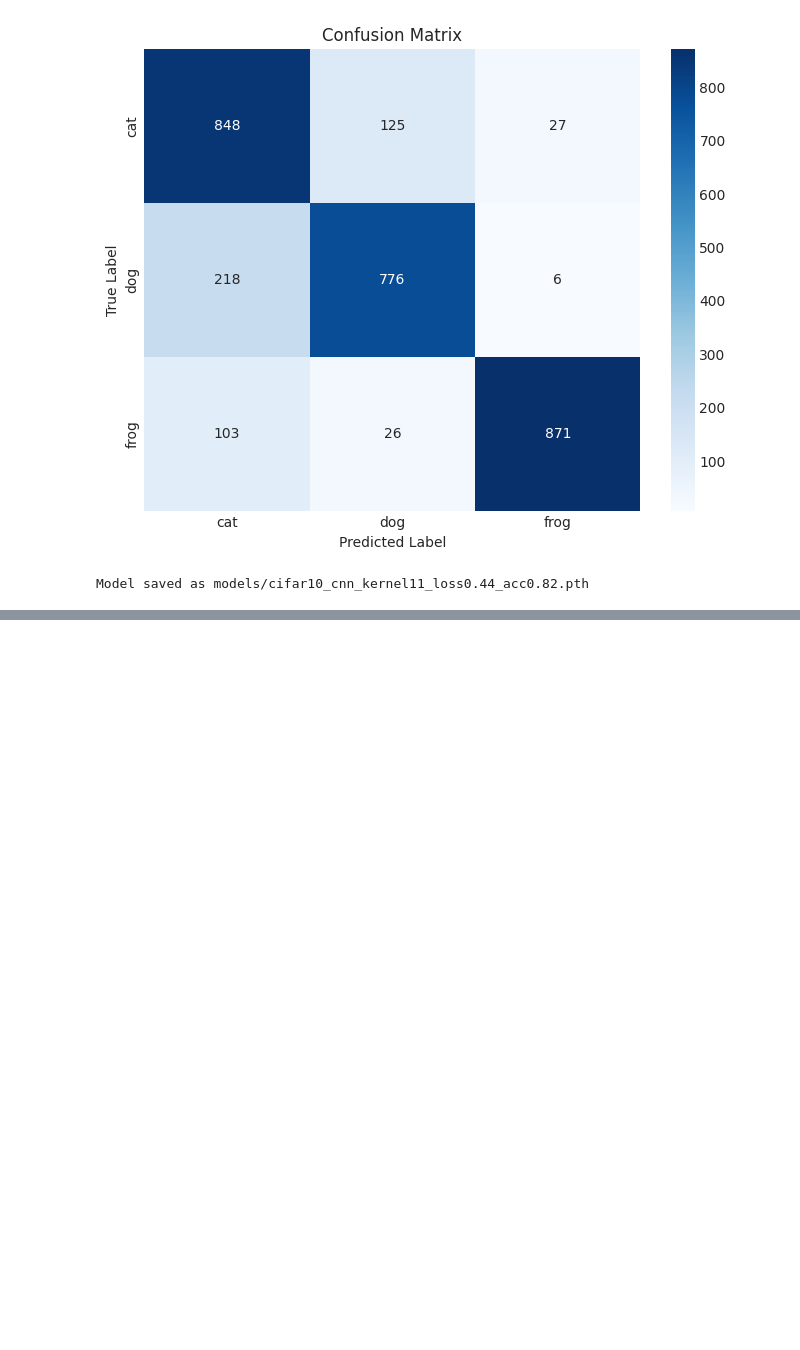
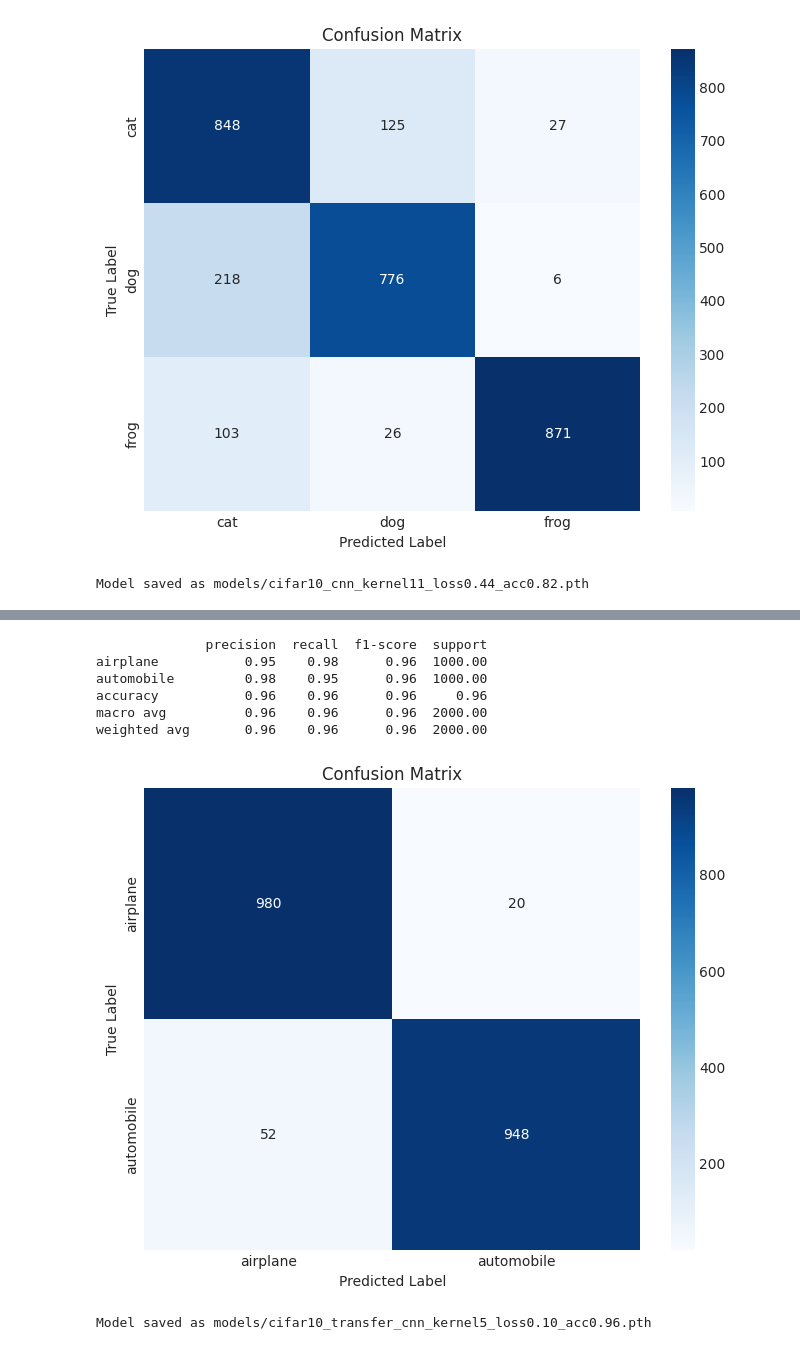
Before and after one commit to ChristianConchari/tp2_deep_learning, a Jupyter notebook: CONCHARI_CHRISTIAN_DL_Examen_ABRIL_2024.ipynb, the cells around one changed output, grey strips where cells are left out. Cells and saved outputs as stored; diff of their text form; code cells hidden in the pictures; blank space fills up the shorter version.

```diff
--- a/CONCHARI_CHRISTIAN_DL_Examen_ABRIL_2024.ipynb
+++ b/CONCHARI_CHRISTIAN_DL_Examen_ABRIL_2024.ipynb
@@ -745,0 +877,24 @@ Model saved as models/cifar10_cnn_kernel11_loss0.44_acc0.82.pth
+# %%
+print(results['classification_report'])
+# %% [output]
+              precision  recall  f1-score  support
+airplane           0.95    0.98      0.96  1000.00
+automobile         0.98    0.95      0.96  1000.00
+accuracy           0.96    0.96      0.96     0.96
+macro avg          0.96    0.96      0.96  2000.00
+weighted avg       0.96    0.96      0.96  2000.00
+# %%
+conf_matrix = results['confusion_matrix']
+
+plt.figure(figsize=(8, 6))
+sns.heatmap(conf_matrix, annot=True, fmt="d", cmap='Blues', xticklabels=selected_classes, yticklabels=selected_classes)
+plt.xlabel('Predicted Label')
+plt.ylabel('True Label')
+plt.title('Confusion Matrix')
+plt.show()
+# %% [output]
+[figure, added]
+# %%
+model_filename = save_model_with_metrics(base_model, history_transfer, path="models", filename_prefix="cifar10_transfer_cnn", kernel_size=5)
+# %% [output]
+Model saved as models/cifar10_transfer_cnn_kernel5_loss0.10_acc0.96.pth
```
Also changed, not shown: parts of 24 cells of this notebook, 1 other file.
